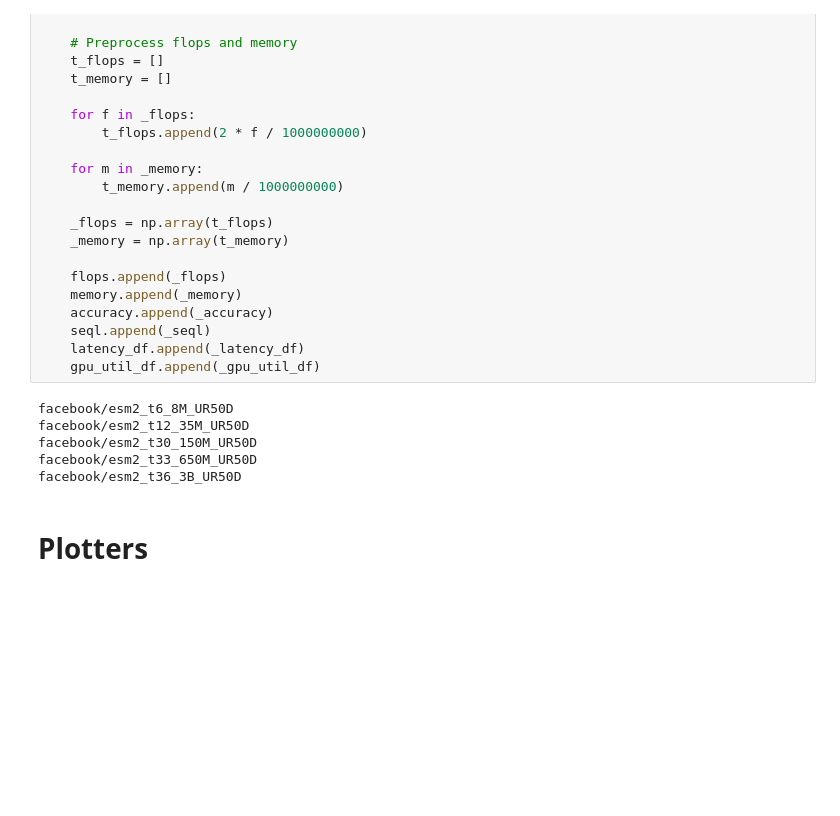
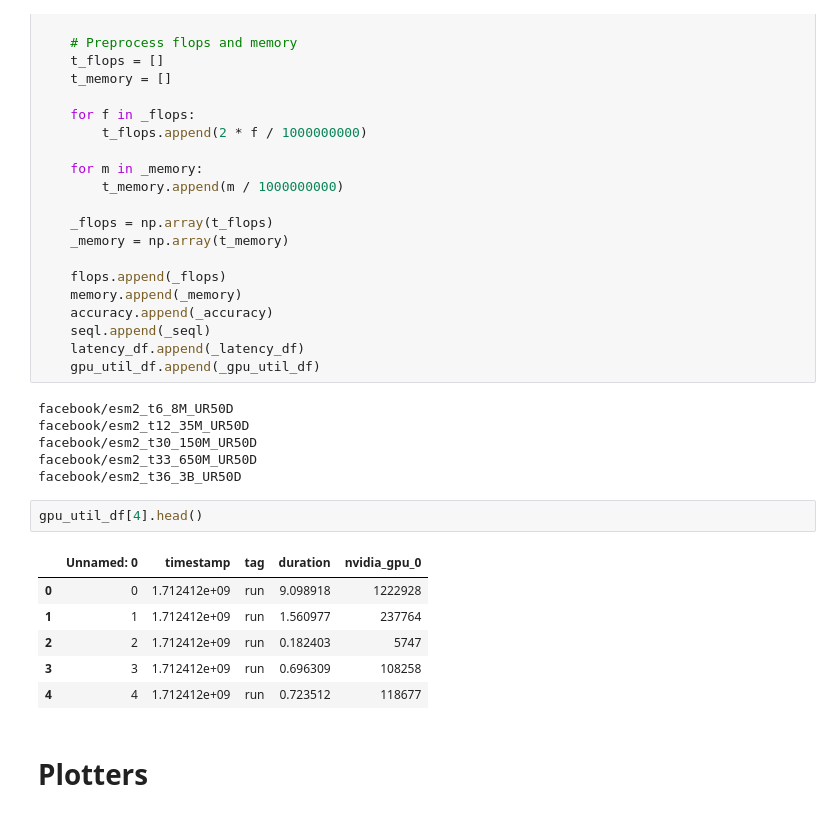
Before and after one commit to lgltan/ESM_Benchmark, a Jupyter notebook: plotter.ipynb, the cells around one changed output. Saved outputs shown, nothing was run; the diff lists cells and outputs as text; blank space fills up the shorter version.

```diff
--- a/plotter.ipynb
+++ b/plotter.ipynb
@@ -60,6 +60,15 @@ facebook/esm2_t12_35M_UR50D
 facebook/esm2_t30_150M_UR50D
 facebook/esm2_t33_650M_UR50D
 facebook/esm2_t36_3B_UR50D
+# %%
+gpu_util_df[4].head()
+# %% [output]
+|  | Unnamed: 0 | timestamp | tag | duration | nvidia_gpu_0 |
+| 0 | 0 | 1.712412e+09 | run | 9.098918 | 1222928 |
+| 1 | 1 | 1.712412e+09 | run | 1.560977 | 237764 |
+| 2 | 2 | 1.712412e+09 | run | 0.182403 | 5747 |
+| 3 | 3 | 1.712412e+09 | run | 0.696309 | 108258 |
+| 4 | 4 | 1.712412e+09 | run | 0.723512 | 118677 |
 # %% [markdown]
 # Plotters
 # %%
```
Also changed, not shown: parts of 6 cells of this notebook, 1 other file.
